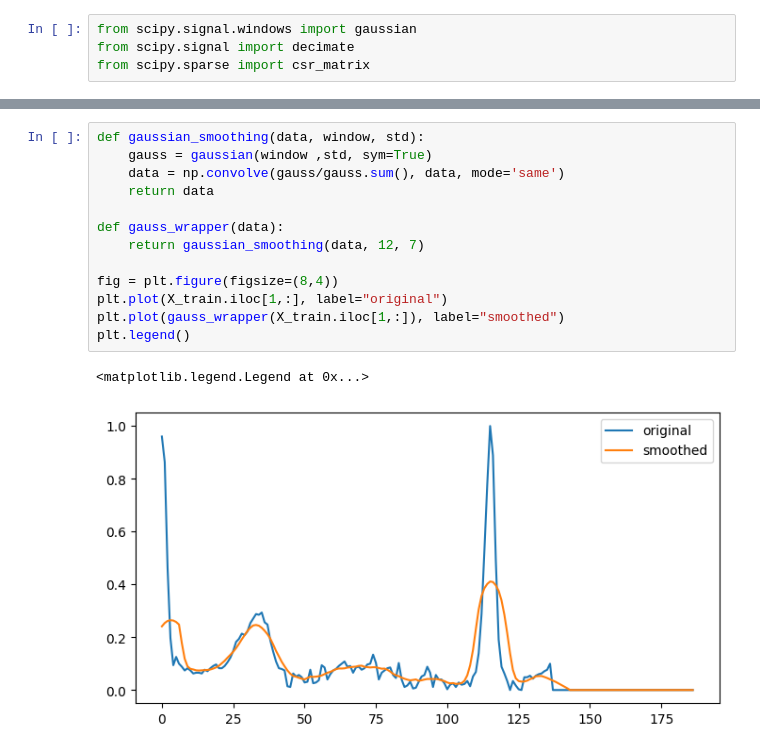
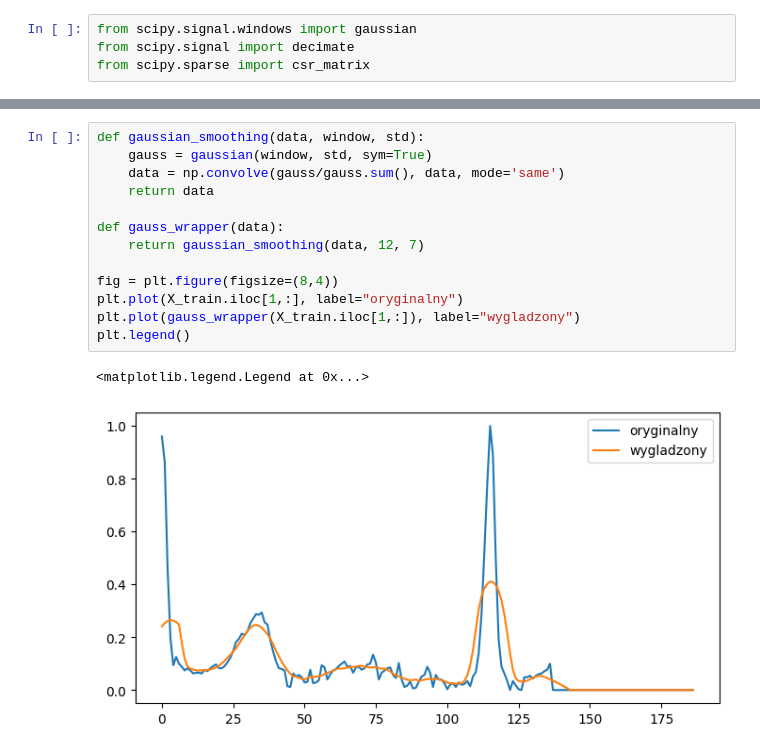
Before and after one commit to kubicaszymon/gabi-ecg-analyzer, a Jupyter notebook: model.ipynb, the cells around one changed output, grey strips where cells are left out. Saved outputs shown, nothing was run; the diff lists cells and outputs as text.

```diff
--- a/model.ipynb
+++ b/model.ipynb
@@ -73,16 +88,16 @@ from scipy.sparse import csr_matrix
 # %%
 def gaussian_smoothing(data, window, std):
-    gauss = gaussian(window ,std, sym=True)
+    gauss = gaussian(window, std, sym=True)
     data = np.convolve(gauss/gauss.sum(), data, mode='same')
     return data
 
 def gauss_wrapper(data):
     return gaussian_smoothing(data, 12, 7)
 
 fig = plt.figure(figsize=(8,4))
-plt.plot(X_train.iloc[1,:], label="original")
-plt.plot(gauss_wrapper(X_train.iloc[1,:]), label="smoothed")
+plt.plot(X_train.iloc[1,:], label="oryginalny")
+plt.plot(gauss_wrapper(X_train.iloc[1,:]), label="wygladzony")
 plt.legend()
 # %% [output]
 <matplotlib.legend.Legend at 0x...>
-[figure, old version]
+[figure, new version]
```
Also changed, not shown: parts of 9 cells of this notebook.
